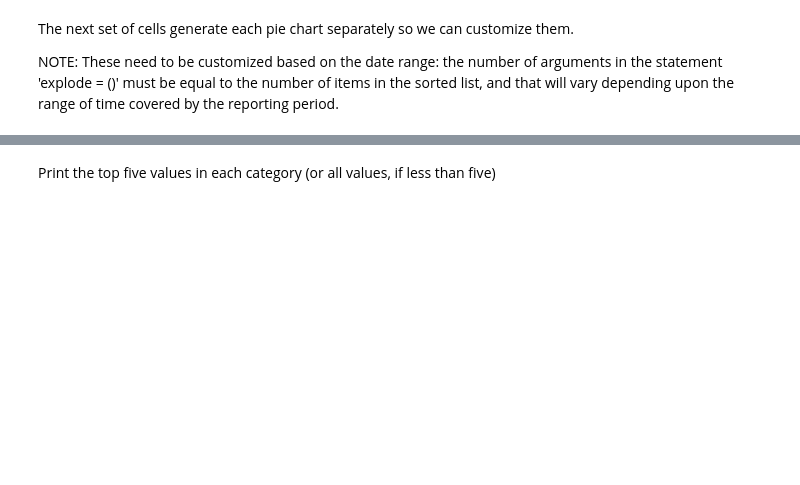
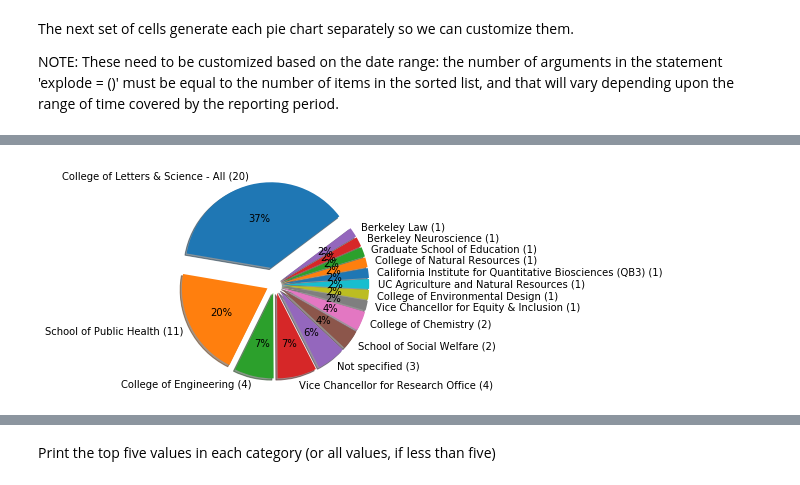
Before and after one commit to rjaffe/rdm_metrics, a Jupyter notebook: RDM_metrics_from_Asana_csv.ipynb, the cells around one changed output, grey strips where cells are left out. Cells and saved outputs as stored; diff of their text form; code cells hidden in the pictures; blank space fills up the shorter version.

```diff
--- a/RDM_metrics_from_Asana_csv.ipynb
+++ b/RDM_metrics_from_Asana_csv.ipynb
@@ -660,31 +959,33 @@ plt.show()
 # %%
 # Pie chart of schools with all L&S combined, where the slices will be ordered and plotted counter-clockwise:
 labels = []
 sizes = []
 labelsplusn = []
 
 for pair in slscount:
     labels.append(pair[0])
     sizes.append(pair[1])
 #print(labels) #debug
 #print(sizes)  #debug
 #print(len(labels))
 
 for label, size in zip(labels, sizes):
     labelplusn = str(label) + ' (' + str(size) + ')'
     labelsplusn.append(labelplusn)
 
 #print(labelsplusn)  #debug
 
-explode = (.2, .1, .1, .1, .1, .1, .1, .1, .1, .1, .1, .1, .1, .1, .1, .2, .3, .4, .5,  .6, .7, .8, .9)
+explode = (.2, .1, .1, .1, .1, .1, .1, .1, .1, .1, .1, .1, .1, .1, .1)
 
 fig1, ax1 = plt.subplots()
 ax1.pie(sizes, explode=explode, labels=labelsplusn, autopct='%1.f%%',
         shadow=True, startangle=37)  #originally labels=labels
 ax1.axis('equal')  # Equal aspect ratio ensures that pie is drawn as a circle.
 
 plt.show()
 #plt.savefig('pie_slscount.png', bbox_inches='tight')
+# %% [output]
+[figure, added]
 # %%
 # Pie chart of original department/oru values, where the slices will be ordered and plotted counter-clockwise:
 labels = []
```
Also changed, not shown: parts of 23 cells of this notebook.
